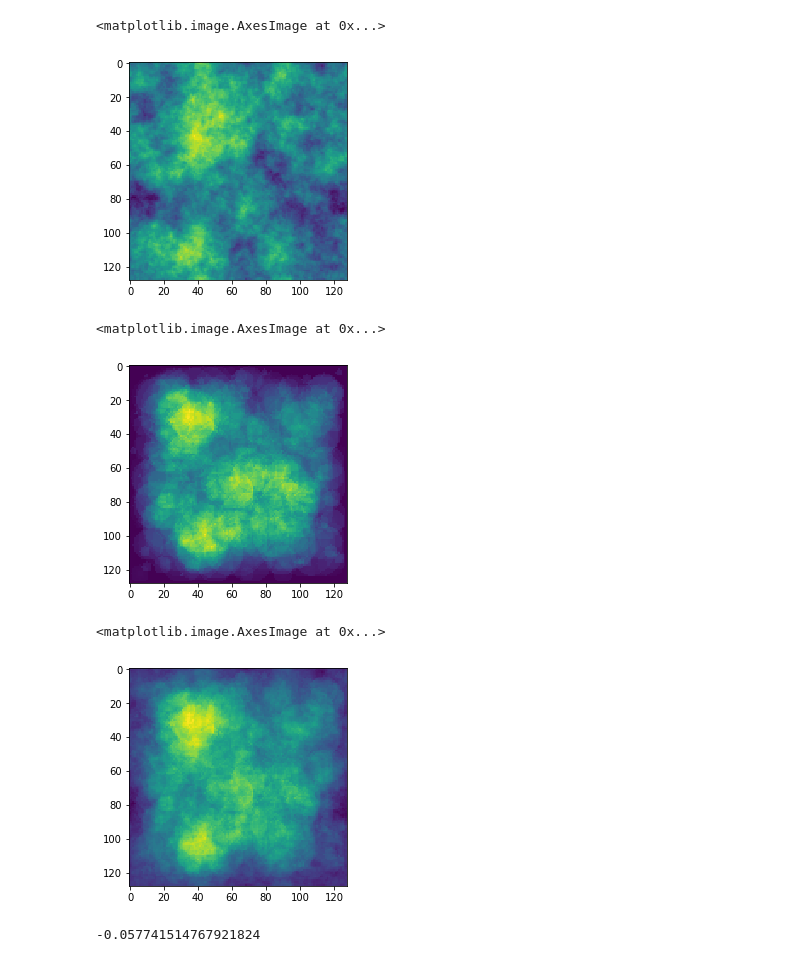
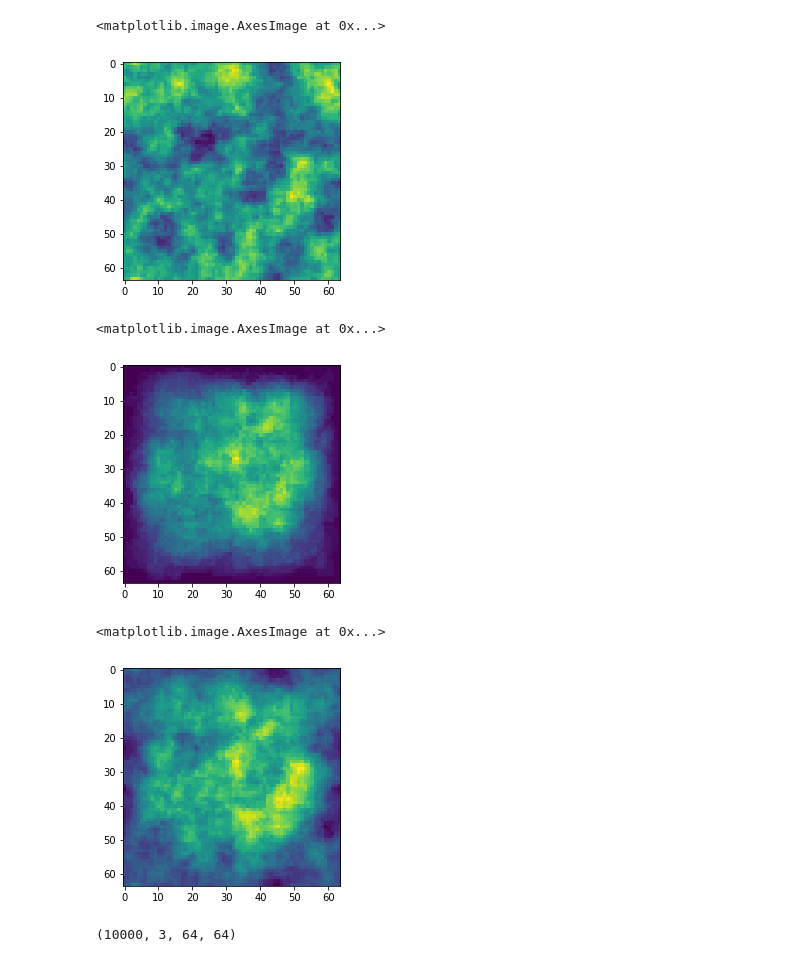
Before and after one commit to kmaylor/NN_Image_Separation_Test, a Jupyter notebook: creating_fake_sims.ipynb, the cells around one changed output. Drawn from its saved outputs; the diff is of its cells as text; code cells hidden in the pictures.

```diff
--- a/creating_fake_sims.ipynb
+++ b/creating_fake_sims.ipynb
@@ -99,21 +83,21 @@ pk.dump(training_set,open('Fake_sims_for_separation_test.pk','wb'))
 # %%
 a=pk.load(open('Fake_sims_for_separation_test.pk','rb'))
 # %%
-plt.imshow(a[1][0])
+plt.imshow(a[0][0])
 # %% [output]
 <matplotlib.image.AxesImage at 0x...>
-[figure, old version]
+[figure, new version]
 # %%
-plt.imshow(training_set[1][1])
+plt.imshow(a[0][1])
 # %% [output]
 <matplotlib.image.AxesImage at 0x...>
-[figure, old version]
+[figure, new version]
 # %%
-plt.imshow(training_set[1][2])
+plt.imshow(a[0][2])
 # %% [output]
 <matplotlib.image.AxesImage at 0x...>
-[figure, old version]
+[figure, new version]
-# %%
-np.min(training_set[1][2])
-# %% [output]
--0.057741514767921824
+# %%
+np.shape(a)
+# %% [output]
+(10000, 3, 64, 64)
```
Also changed, not shown: parts of 3 cells of this notebook, 2 other files.
